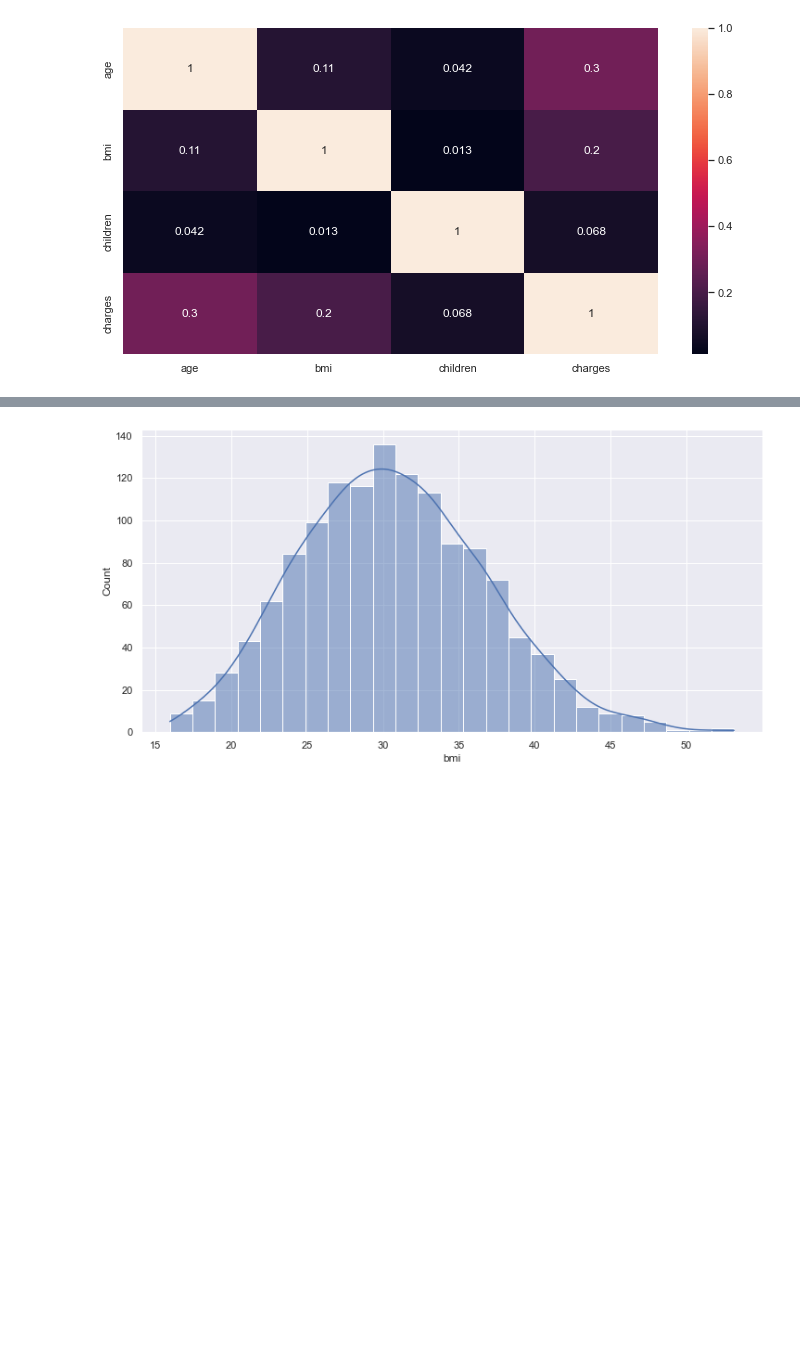
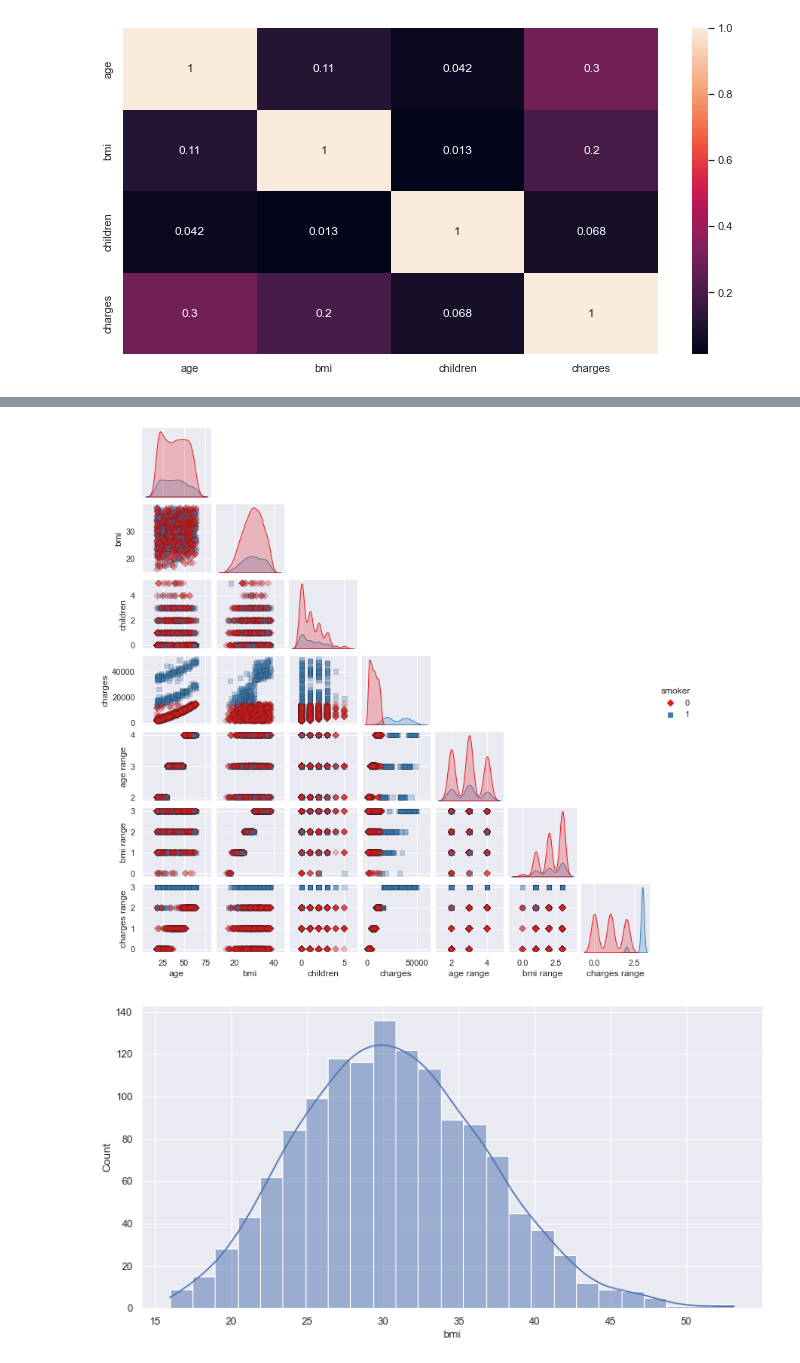
Before and after one commit to borhunsahin/kaggle-medical-cost-personal-analysis, a Jupyter notebook: main.ipynb, the cells around one changed output, grey strips where cells are left out. Drawn from its saved outputs; the diff is of its cells as text; code cells hidden in the pictures; blank space fills up the shorter version.

```diff
--- a/main.ipynb
+++ b/main.ipynb
@@ -84,3 +145,9 @@ sns.heatmap(df.corr(),annot=True);
+# %%
+sns.pairplot(data=df, height=1.5, hue="smoker",
+             palette="Set1",plot_kws = {'alpha': 0.3, 's': 40, 'edgecolor': 'k'}, markers=["D", "s"],
+             corner=True);
+# %% [output]
+[figure, added]
 # %%
 # Bmi(Vücut Kitle İndeksi)’nin dağılımını inceleyiniz.
 
```
Also changed, not shown: parts of 26 cells of this notebook.
